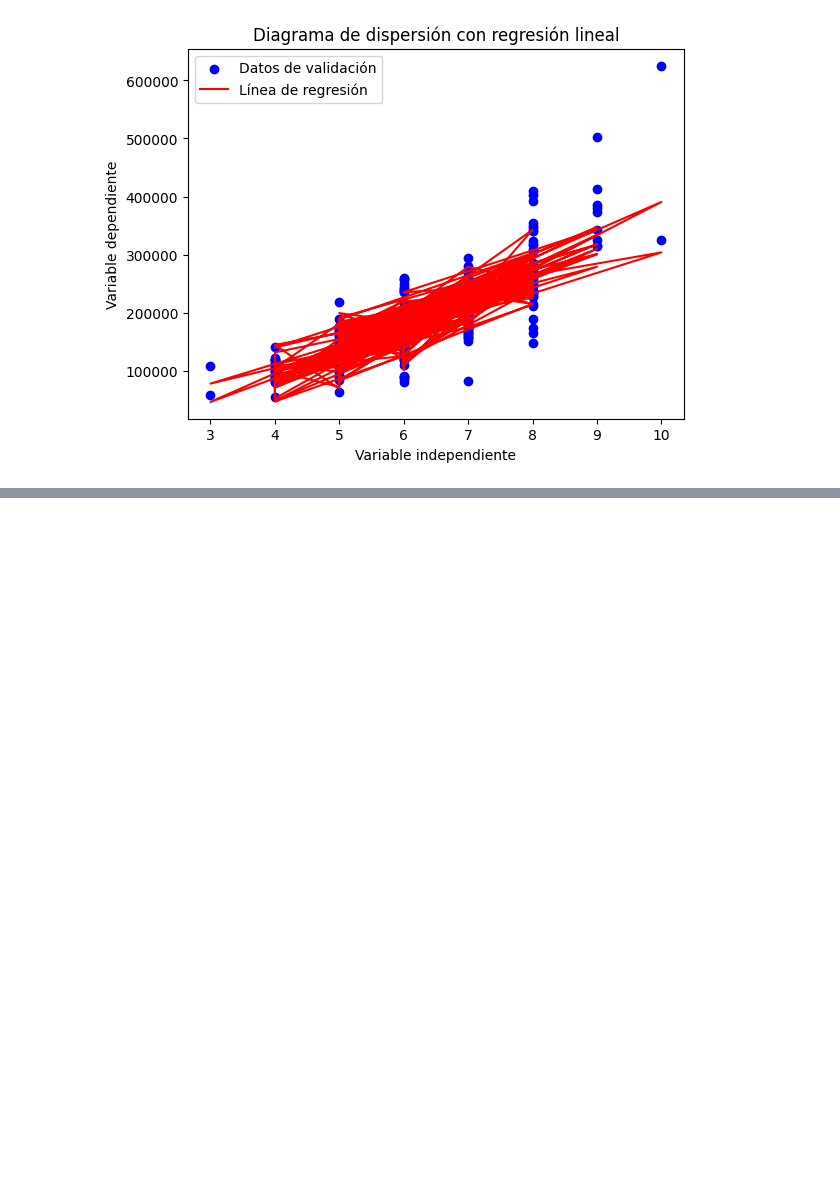
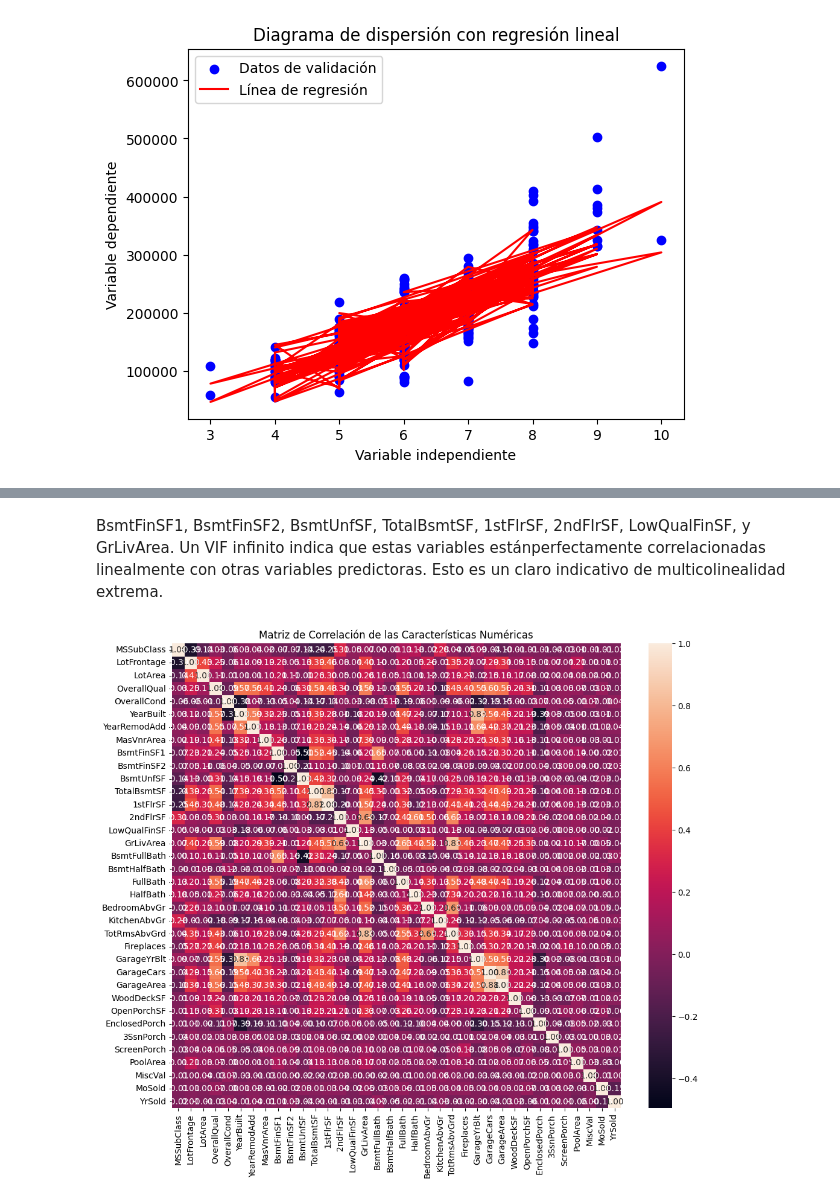
Before and after one commit to AGM54/HojaMiner-aKa, a Jupyter notebook: Model.ipynb, the cells around one changed output, grey strips where cells are left out. Cells and saved outputs as stored; diff of their text form; code cells hidden in the pictures; blank space fills up the shorter version.

```diff
--- a/Model.ipynb
+++ b/Model.ipynb
@@ -155,0 +221,29 @@ plt.show()
+# %%
+from statsmodels.stats.outliers_influence import variance_inflation_factor
+import pandas as pd
+from sklearn.impute import SimpleImputer
+from sklearn.model_selection import train_test_split
+import numpy as np
+
+df = pd.read_csv('train.csv')
+
+
+numeric_features = df.select_dtypes(include=[np.number]).columns.drop(['Id', 'SalePrice'])
+
+
+X = df[numeric_features]
+
+
+imputer = SimpleImputer(strategy='mean')
+X_imputed = imputer.fit_transform(X)
+
+# Calcular el VIF para cada variable
+vif_data = pd.DataFrame()
+vif_data["feature"] = numeric_features
+vif_data["VIF"] = [variance_inflation_factor(X_imputed, i) for i in range(X_imputed.shape[1])]
+
+# Filtrar las variables con VIF alto
+vif_threshold = 10
+high_vif_features = vif_data[vif_data['VIF'] > vif_threshold]
+
+print(high_vif_features)
@@ -155,0 +268,15 @@ plt.show()
+# %% [markdown]
+BsmtFinSF1, BsmtFinSF2, BsmtUnfSF, TotalBsmtSF, 1stFlrSF, 2ndFlrSF, LowQualFinSF, y GrLivArea. Un VIF infinito indica que estas variables estánperfectamente correlacionadas linealmente con otras variables predictoras. Esto es un claro indicativo de multicolinealidad extrema.
+# %%
+import seaborn as sns
+
+
+correlation_matrix = df[numeric_features].corr()
+
+
+plt.figure(figsize=(12, 10))
+sns.heatmap(correlation_matrix, annot=True, fmt=".2f")
+plt.title("Matriz de Correlación de las Características Numéricas")
+plt.show()
+# %% [output]
+[figure, added]
```
Also changed, not shown: parts of 6 cells of this notebook, 1 other file.
